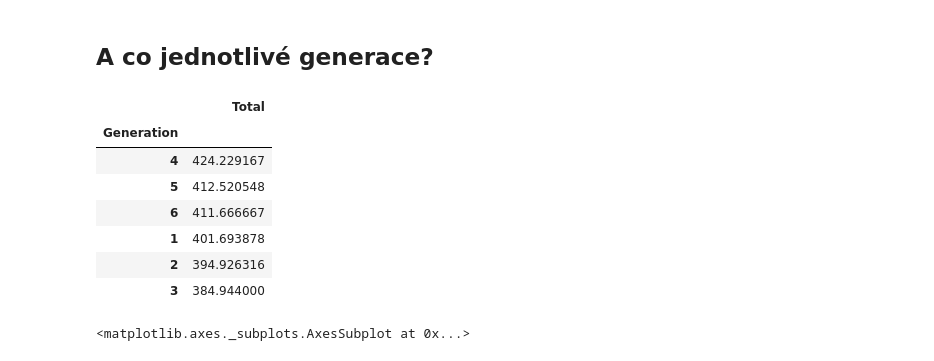
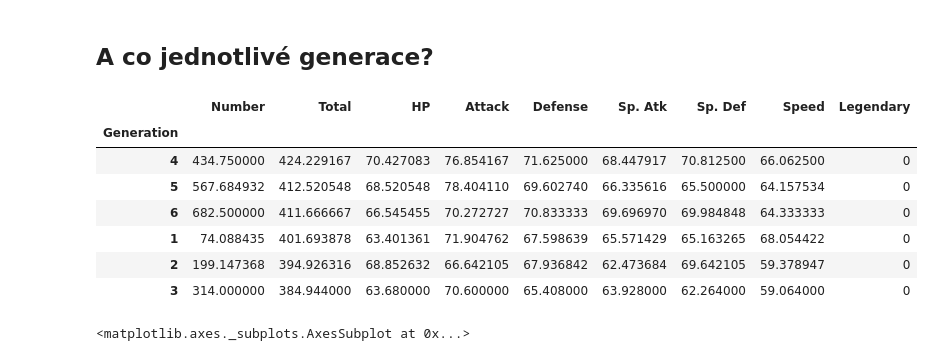
Before and after one commit to frenzymadness/Data_analysis_workshop, a Jupyter notebook: datova analyza.ipynb, the cells around one changed output. Saved outputs shown, nothing was run; the diff lists cells and outputs as text; code cells hidden in the pictures.

```diff
--- a/datova analyza.ipynb
+++ b/datova analyza.ipynb
@@ -534,17 +598,17 @@ top5
 # %% [markdown]
 ## A co jednotlivé generace?
 # %%
-generace = bez_duplicit[['Generation', 'Total']].groupby('Generation').mean().sort_values(by='Total', ascending=False)
+generace = bez_duplicit.groupby('Generation').mean().sort_values(by='Total', ascending=False)
 generace
 # %% [output]
-|  | Total |
-| Generation |  |
-| 4 | 424.229167 |
-| 5 | 412.520548 |
-| 6 | 411.666667 |
-| 1 | 401.693878 |
-| 2 | 394.926316 |
-| 3 | 384.944000 |
+|  | Number | Total | HP | Attack | Defense | Sp. Atk | Sp. Def | Speed | Legendary |
+| Generation |  |  |  |  |  |  |  |  |  |
+| 4 | 434.750000 | 424.229167 | 70.427083 | 76.854167 | 71.625000 | 68.447917 | 70.812500 | 66.062500 | 0 |
+| 5 | 567.684932 | 412.520548 | 68.520548 | 78.404110 | 69.602740 | 66.335616 | 65.500000 | 64.157534 | 0 |
+| 6 | 682.500000 | 411.666667 | 66.545455 | 70.272727 | 70.833333 | 69.696970 | 69.984848 | 64.333333 | 0 |
+| 1 | 74.088435 | 401.693878 | 63.401361 | 71.904762 | 67.598639 | 65.571429 | 65.163265 | 68.054422 | 0 |
+| 2 | 199.147368 | 394.926316 | 68.852632 | 66.642105 | 67.936842 | 62.473684 | 69.642105 | 59.378947 | 0 |
+| 3 | 314.000000 | 384.944000 | 63.680000 | 70.600000 | 65.408000 | 63.928000 | 62.264000 | 59.064000 | 0 |
 # %%
 generace.plot.bar(y='Total')
 # %% [output]
```
Also changed, not shown: parts of 31 cells of this notebook.
